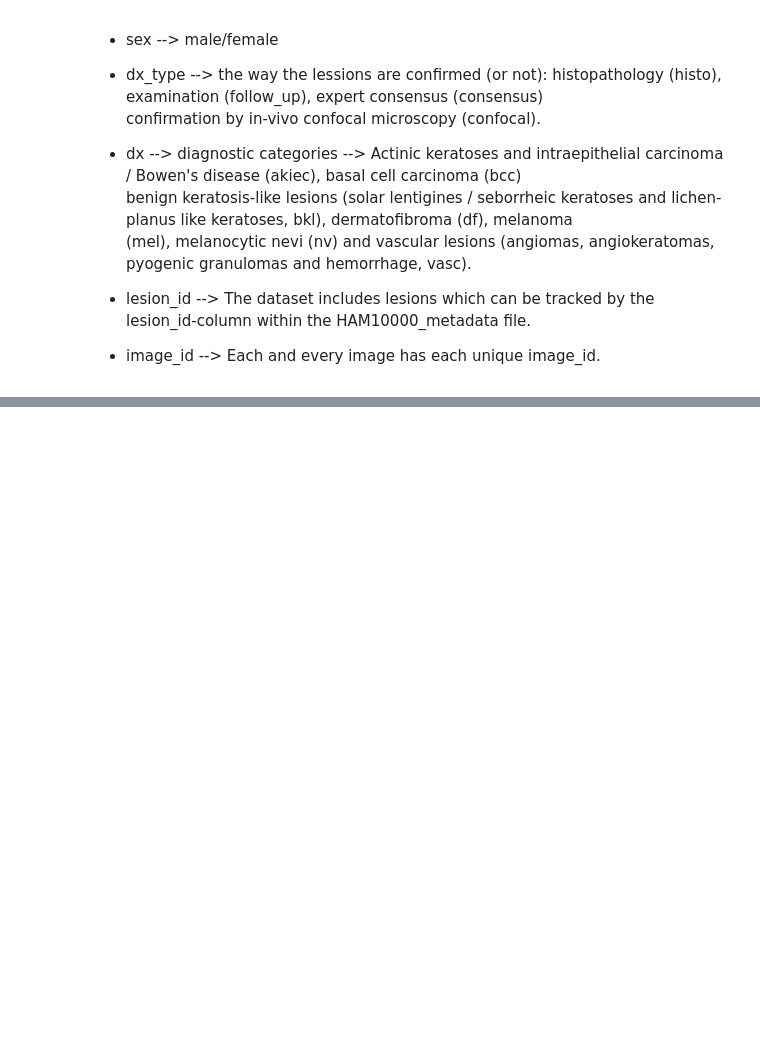
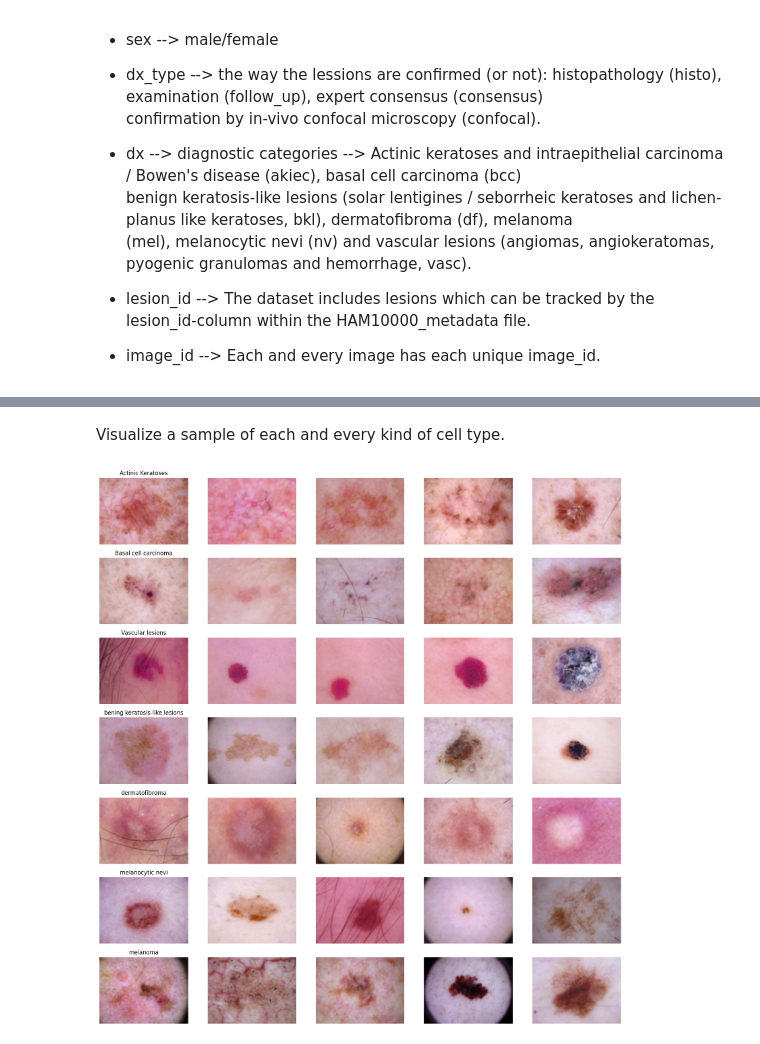
Before and after one commit to CharalamposZisis/Skin-Cancer-Classification-Problem-, a Jupyter notebook: main.ipynb, the cells around one changed output, grey strips where cells are left out. Cells and saved outputs as stored; diff of their text form; code cells hidden in the pictures; blank space fills up the shorter version.

```diff
--- a/main.ipynb
+++ b/main.ipynb
@@ -32,0 +195,3 @@ benign keratosis-like lesions (solar lentigines / seborrheic keratoses and liche
+# %%
+# drop the 10 records.
+df = df.drop(df[df['sex']=='unknown'].index)
@@ -32,0 +205,2 @@ benign keratosis-like lesions (solar lentigines / seborrheic keratoses and liche
+# %%
+df['image'] = df['path'].map(lambda x: np.asarray(Image.open(x).resize((100,75))))
@@ -32,0 +216,16 @@ benign keratosis-like lesions (solar lentigines / seborrheic keratoses and liche
+# %% [markdown]
+Visualize a sample of each and every kind of cell type.
+# %%
+# number of samples to visualize
+n_samples = 5
+
+fig, m_axs = plt.subplots(7, n_samples, figsize = (4*n_samples, 3*7))
+
+for n_axs, (type_name, type_rows) in zip(m_axs,df.sort_values(['cell_type']).groupby('cell_type')):
+    n_axs[0].set_title(type_name)
+    for c_ax, (_, c_row) in zip(n_axs, type_rows.sample(n_samples, random_state=1234).iterrows()):
+        c_ax.imshow(c_row['image'])
+        c_ax.axis('off')
+fig.savefig('category_samples.png', dpi=300)
+# %% [output]
+[figure, added]
```
Also changed, not shown: parts of 53 cells of this notebook.
